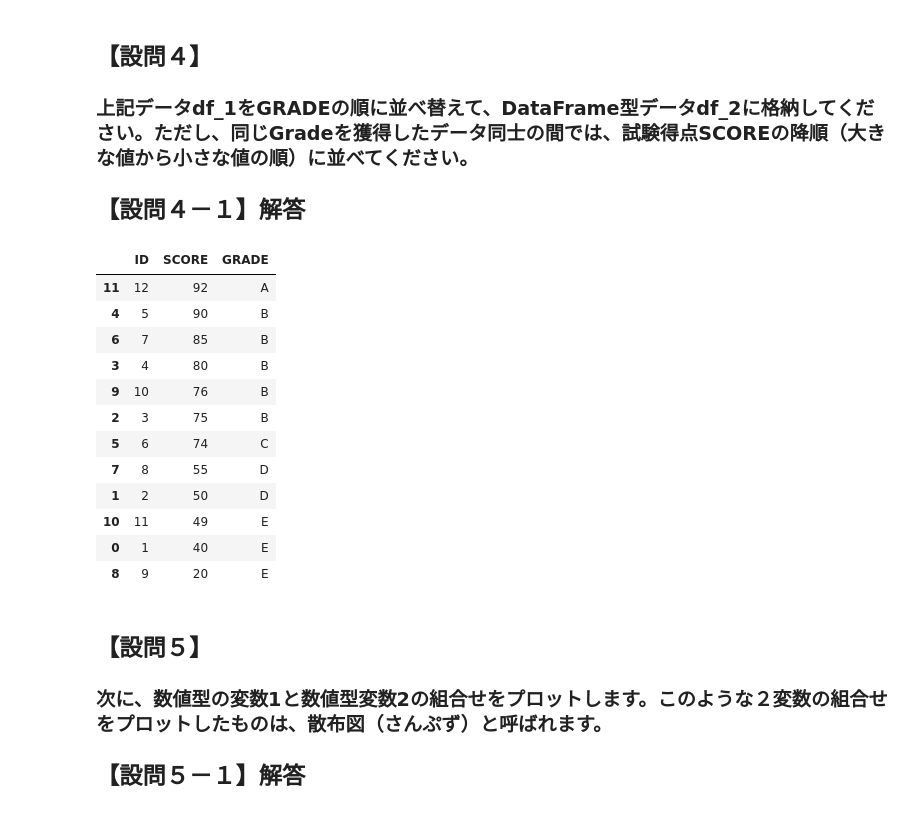
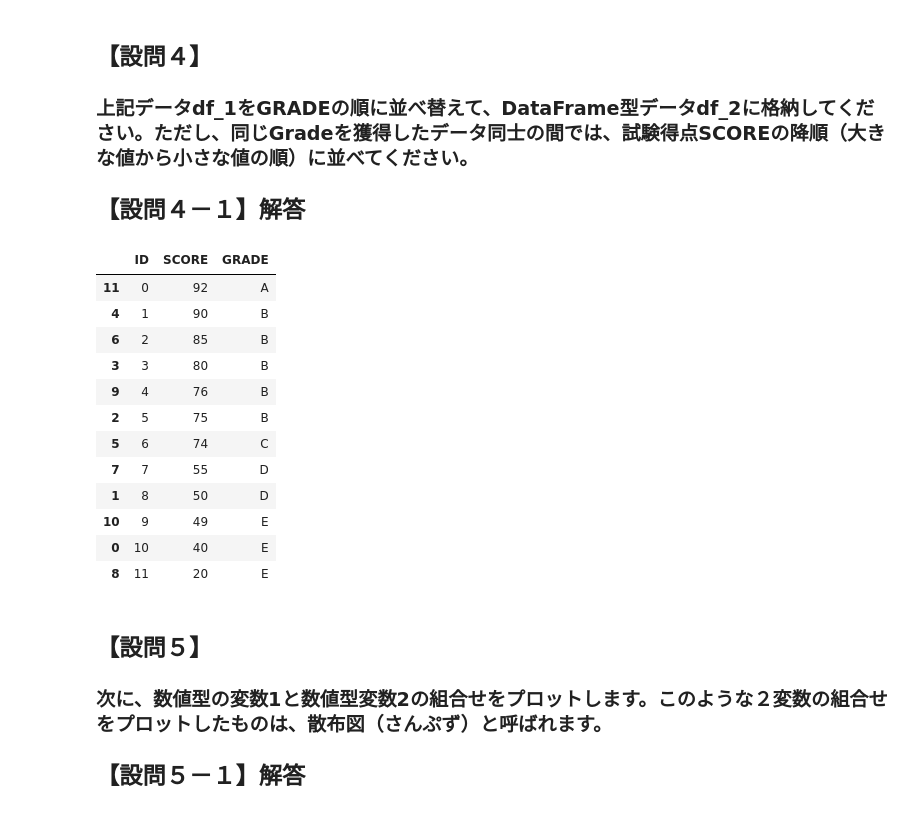
Before and after one commit to c190477/c190477-MS3, a Jupyter notebook: MS_assignment_3.ipynb, the cells around one changed output. Saved outputs shown, nothing was run; the diff lists cells and outputs as text; code cells hidden in the pictures.

```diff
--- a/MS_assignment_3.ipynb
+++ b/MS_assignment_3.ipynb
@@ -196,21 +196,26 @@ print("%.2f" % df_1.SCORE.std())
 # %%
 df_2 = df_1.sort_values('GRADE').sort_values('SCORE', ascending=False)
 
+i = 0
+for r in df_2.itertuples() :
+    df_2.at[r.Index, 'ID'] = i
+    i += 1
+
 df_2
 # %% [output]
 |  | ID | SCORE | GRADE |
-| 11 | 12 | 92 | A |
-| 4 | 5 | 90 | B |
-| 6 | 7 | 85 | B |
-| 3 | 4 | 80 | B |
-| 9 | 10 | 76 | B |
-| 2 | 3 | 75 | B |
+| 11 | 0 | 92 | A |
+| 4 | 1 | 90 | B |
+| 6 | 2 | 85 | B |
+| 3 | 3 | 80 | B |
+| 9 | 4 | 76 | B |
+| 2 | 5 | 75 | B |
 | 5 | 6 | 74 | C |
-| 7 | 8 | 55 | D |
-| 1 | 2 | 50 | D |
-| 10 | 11 | 49 | E |
-| 0 | 1 | 40 | E |
-| 8 | 9 | 20 | E |
+| 7 | 7 | 55 | D |
+| 1 | 8 | 50 | D |
+| 10 | 9 | 49 | E |
+| 0 | 10 | 40 | E |
+| 8 | 11 | 20 | E |
 # %% [markdown]
 ## 【設問５】
 ### 次に、数値型の変数1と数値型変数2の組合せをプロットします。このような２変数の組合せをプロットしたものは、散布図（さんぷず）と呼ばれます。
```
Also changed, not shown: parts of 1 cell of this notebook.
